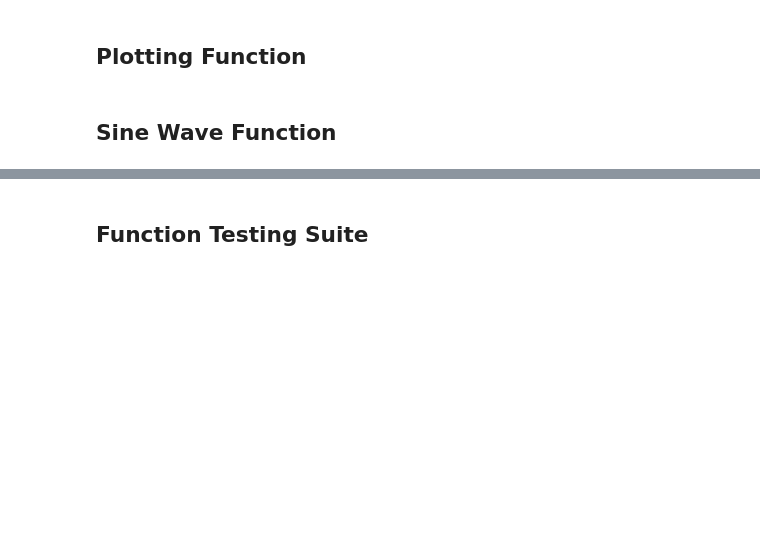
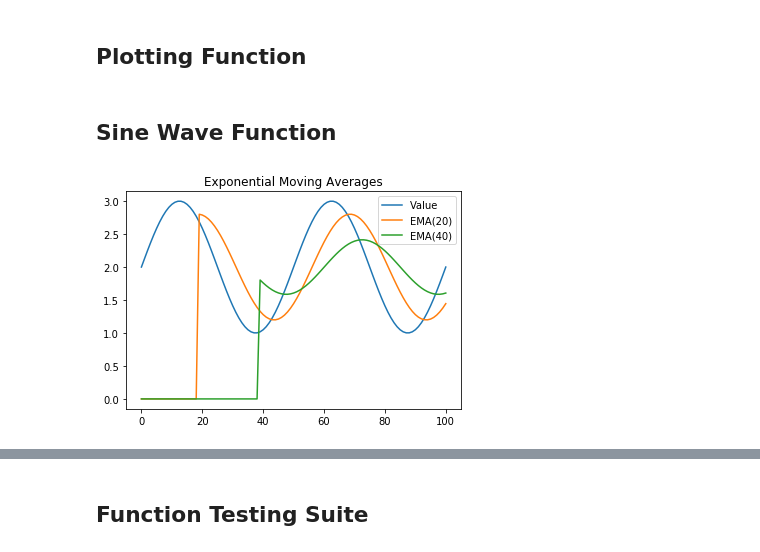
Before and after one commit to kilolux/fsp-demos, a Jupyter notebook: exponential-moving-average-demo.ipynb, the cells around one changed output, grey strips where cells are left out. Drawn from its saved outputs; the diff is of its cells as text; code cells hidden in the pictures; blank space fills up the shorter version.

```diff
--- a/exponential-moving-average-demo.ipynb
+++ b/exponential-moving-average-demo.ipynb
@@ -202,6 +209,17 @@ def generateSineWave(period, amplitude, sigma, start, end):
     # Formula
     y = alpha * np.sin(beta * x) + sigma
     return y
+# %%
+# Sine Wave Inputs
+period = 50.0
+amplitude = 2.0
+sigma = 2.0
+start = 0.0
+end = 100.0
+sineData = generateSineWave(period, amplitude, sigma, start, end)
+calculateAndPlotEMA(sineData, 20, 40)
+# %% [output]
+[figure, added]
 # %%
 bigData = [1, 0, 2, 3, 8, 7, 9, 6, 7, 5, 9, 4, 6, 7, 7, 6, 6, 8, 9, 4,
            1, 0, 2, 3, 8, 7, 9, 6, 7, 5, 9, 4, 6, 7, 7, 6, 6, 8, 9, 4,
```
Also changed, not shown: parts of 5 cells of this notebook, 1 other file.
